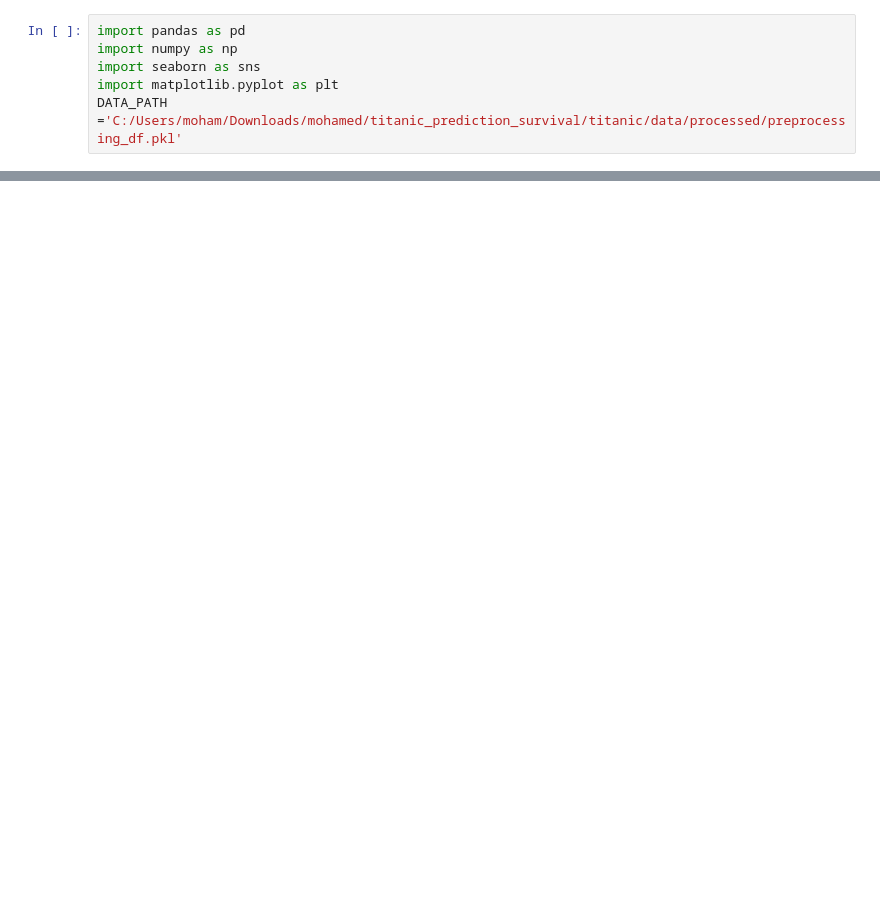
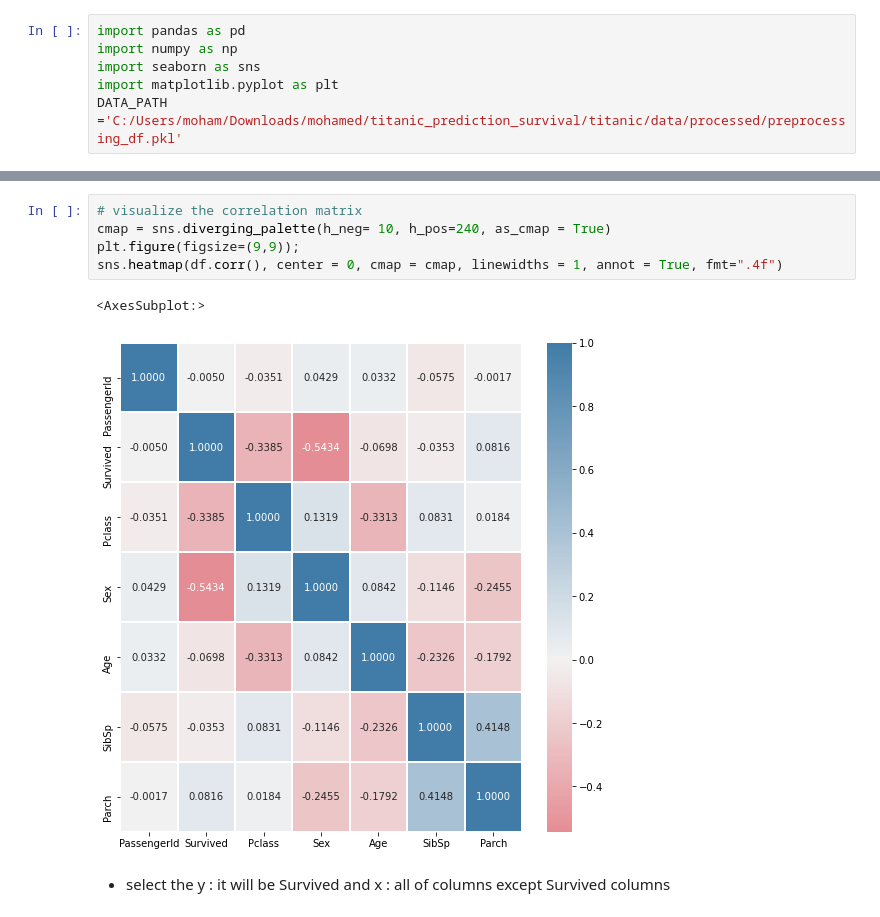
Before and after one commit to Mohamed20101997/titanic_prediction_survival, a Jupyter notebook: titanic/notebooks/02_prediction.ipynb, the cells around one changed output, grey strips where cells are left out. Drawn from its saved outputs; the diff is of its cells as text; blank space fills up the shorter version.

```diff
--- a/titanic/notebooks/02_prediction.ipynb
+++ b/titanic/notebooks/02_prediction.ipynb
@@ -16,0 +29,10 @@ train_df.head()
+# %%
+# visualize the correlation matrix
+cmap = sns.diverging_palette(h_neg= 10, h_pos=240, as_cmap = True)
+plt.figure(figsize=(9,9));
+sns.heatmap(df.corr(), center = 0, cmap = cmap, linewidths = 1, annot = True, fmt=".4f")
+# %% [output]
+<AxesSubplot:>
+[figure, added]
+# %% [markdown]
+ - select the y : it will be Survived   and x : all of columns except Survived columns
```
Also changed, not shown: parts of 24 cells of this notebook, 2 other files.
